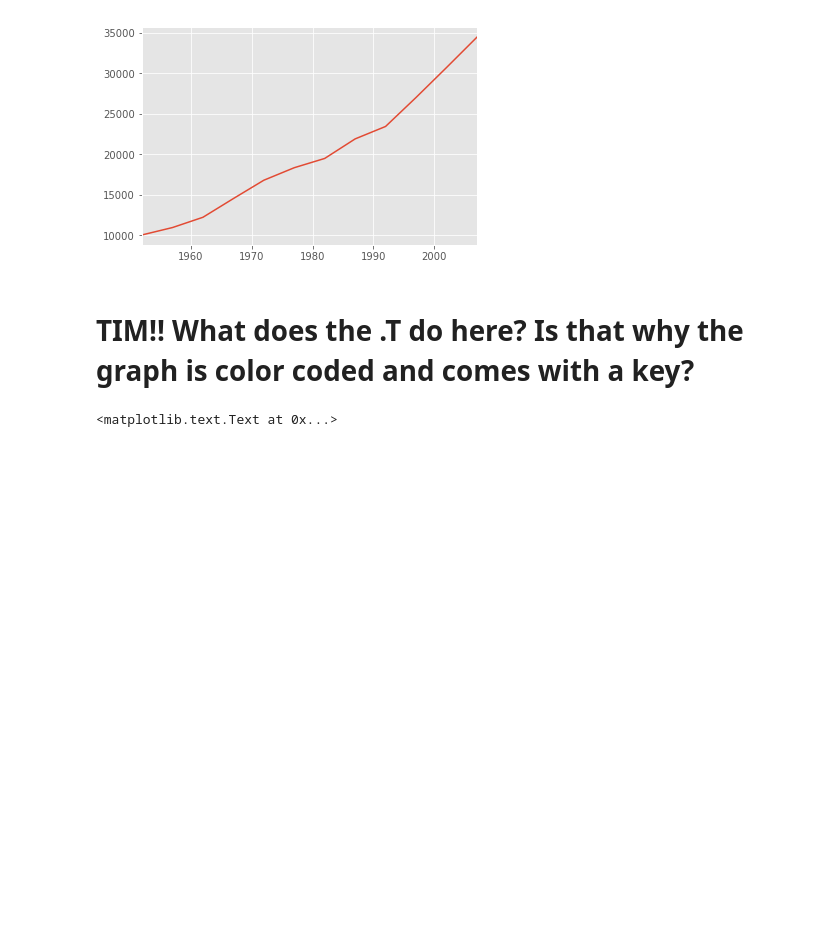
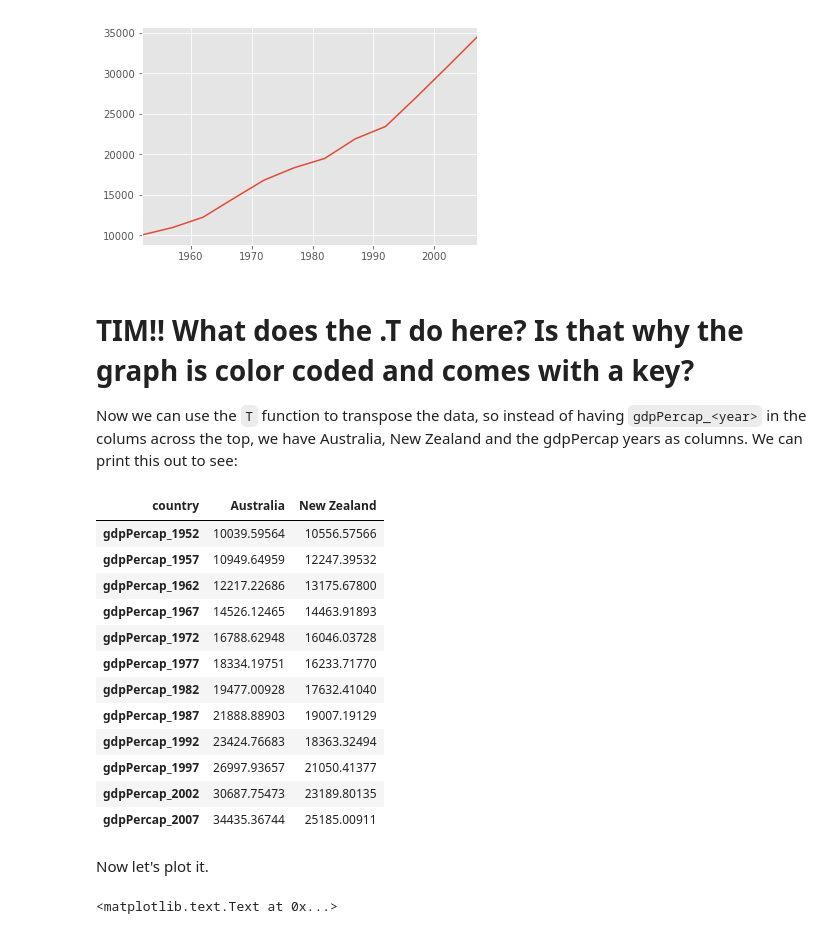
Before and after one commit to ucla-data-archive/is262b_final, a Jupyter notebook: IS262B_Daniels_Final_Project_WIP.ipynb, the cells around one changed output. Cells and saved outputs as stored; diff of their text form; code cells hidden in the pictures; blank space fills up the shorter version.

```diff
--- a/IS262B_Daniels_Final_Project_WIP.ipynb
+++ b/IS262B_Daniels_Final_Project_WIP.ipynb
@@ -33,7 +33,9 @@ You'll notice we are also assigning the column named 'country' as our index. An
 # %%
 import pandas as pd
 
-data = pd.read_csv('data/gapminder_gdp_oceania.csv', index_col='country')
+# switching to reading in tab delimited file (the format dataverse converts csv to)
+#data = pd.read_csv('data/gapminder_gdp_oceania.csv', index_col='country')
+data = pd.read_csv('data/gapminder_gdp_oceania.tab', index_col='country', sep='\t')
 
 print(data.head())
 # %% [output]
@@ -99,6 +101,26 @@ data.loc['Australia'].plot()
 [figure]
 # %% [markdown]
 # TIM!! What does the .T do here? Is that why the graph is color coded and comes with a key?
+
+Now we can use the `T` function to transpose the data, so instead of having `gdpPercap_<year>` in the colums across the top, we have Australia, New Zealand and the gdpPercap years as columns.   We can print this out to see:
+# %%
+data.T
+# %% [output]
+| country | Australia | New Zealand |
+| gdpPercap_1952 | 10039.59564 | 10556.57566 |
+| gdpPercap_1957 | 10949.64959 | 12247.39532 |
+| gdpPercap_1962 | 12217.22686 | 13175.67800 |
+| gdpPercap_1967 | 14526.12465 | 14463.91893 |
+| gdpPercap_1972 | 16788.62948 | 16046.03728 |
+| gdpPercap_1977 | 18334.19751 | 16233.71770 |
+| gdpPercap_1982 | 19477.00928 | 17632.41040 |
+| gdpPercap_1987 | 21888.88903 | 19007.19129 |
+| gdpPercap_1992 | 23424.76683 | 18363.32494 |
+| gdpPercap_1997 | 26997.93657 | 21050.41377 |
+| gdpPercap_2002 | 30687.75473 | 23189.80135 |
+| gdpPercap_2007 | 34435.36744 | 25185.00911 |
+# %% [markdown]
+Now let's plot it.
 # %%
 data.T.plot()
 plt.ylabel('GDP per capita')
```
Also changed, not shown: parts of 6 cells of this notebook, 11 other files.
